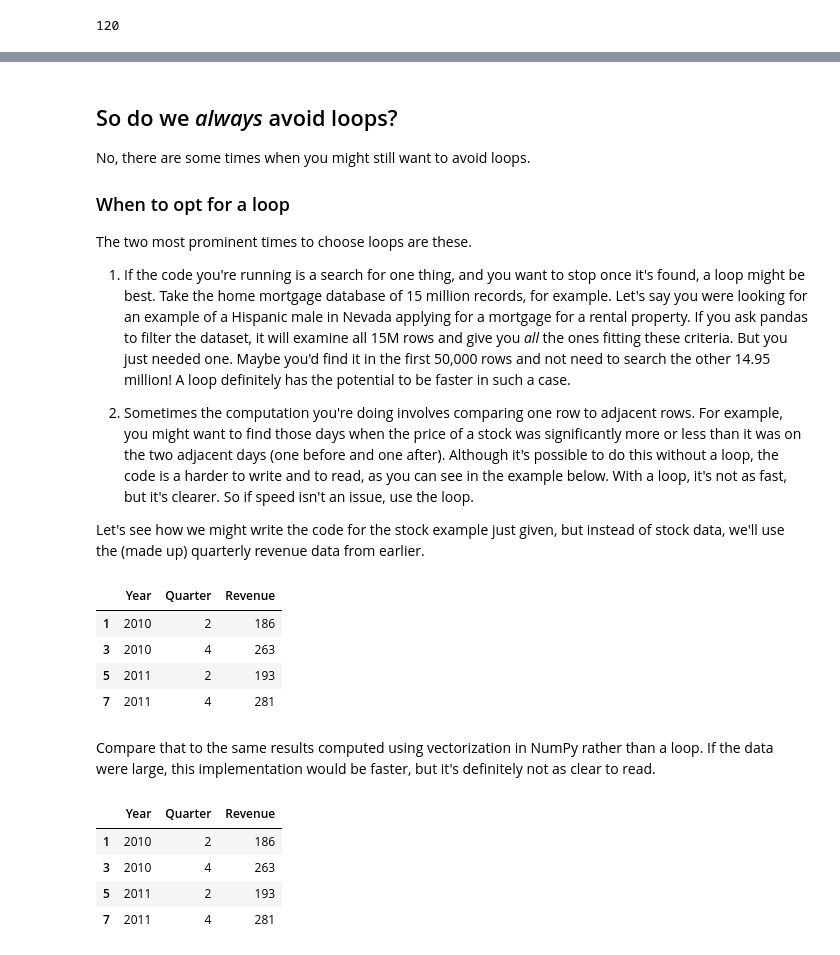
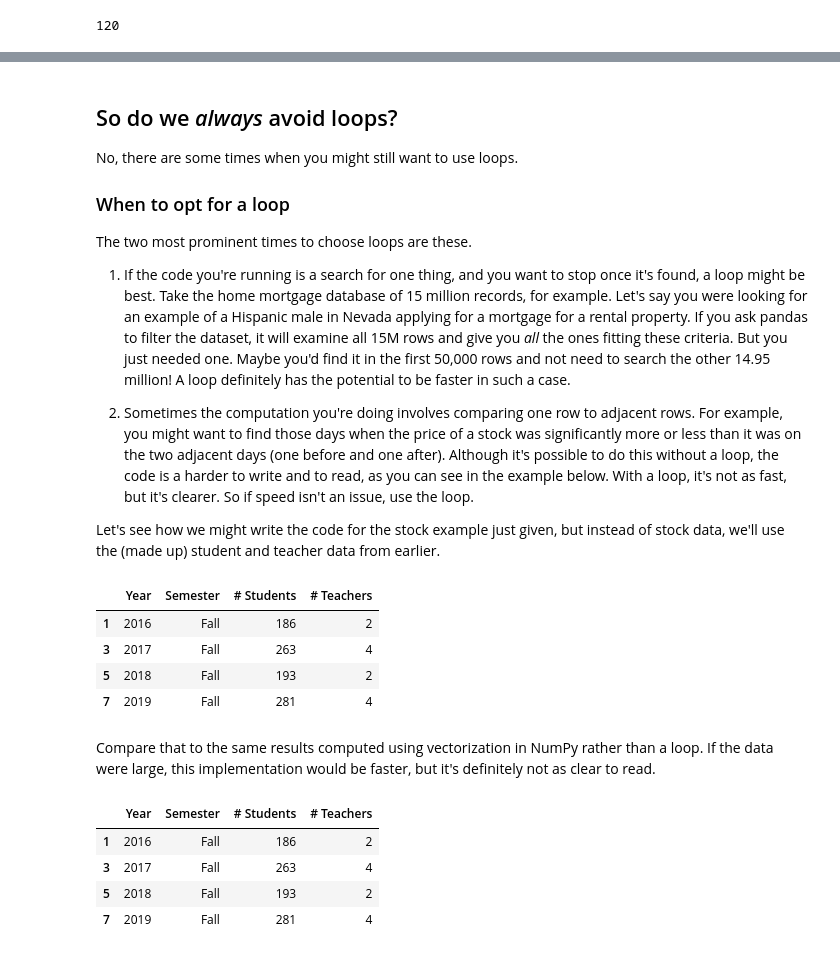
Before and after one commit to nathancarter/MA346-course-notes, a Jupyter notebook: chapter-11-processing-rows.ipynb, the cells around one changed output, grey strips where cells are left out. Saved outputs shown, nothing was run; the diff lists cells and outputs as text; code cells hidden in the pictures.

```diff
--- a/chapter-11-processing-rows.ipynb
+++ b/chapter-11-processing-rows.ipynb
@@ -263,0 +248,9 @@ rev_quarters
+# %%
+# setup - example tiny dataset (fake data)
+sociology_department = pd.DataFrame( {
+    'Year'       : [  2016,   2016,  2017,   2017,  2018,   2018,  2019,   2019,  2020,   2020 ],
+    'Semester'   : [ 'Spr', 'Fall', 'Spr', 'Fall', 'Spr', 'Fall', 'Spr', 'Fall', 'Spr', 'Fall' ],
+    '# Students' : [   177,    186,   167,    263,   180,    193,   189,    281,   201,    210 ],
+    '# Teachers' : [     2,      2,     3,      4,     3,      2,     3,      4,     2,      2 ]
+} )
+sociology_department
@@ -516,7 +544,7 @@ If you run the above code in Jupyter, it will show you an interactive display of
 # %% [markdown]
 ## So do we *always* avoid loops?
 
-No, there are some times when you might still want to avoid loops.
+No, there are some times when you might still want to use loops.
 
 ### When to opt for a loop
 
@@ -526,50 +554,50 @@ The two most prominent times to choose loops are these.
 
  2. Sometimes the computation you're doing involves comparing one row to adjacent rows.  For example, you might want to find those days when the price of a stock was significantly more or less than it was on the two adjacent days (one before and one after).  Although it's possible to do this without a loop, the code is a harder to write and to read, as you can see in the example below.  With a loop, it's not as fast, but it's clearer.  So if speed isn't an issue, use the loop.
 
-Let's see how we might write the code for the stock example just given, but instead of stock data, we'll use the (made up) quarterly revenue data from earlier.
+Let's see how we might write the code for the stock example just given, but instead of stock data, we'll use the (made up) student and teacher data from earlier.
 # %%
 # get just the column I care about:
-revenues = rev_quarters['Revenue']
+num_students = sociology_department['# Students']
 
 results = [ ]
-# For each quarter execpt the first and last...
-for index in revenues.index[1:-1]:
+# For each semester execpt the first and last...
+for index in sociology_department.index[1:-1]:
     # If it's bigger than the previous and the next...
-    if revenues.loc[index] > revenues.loc[index-1] and \
-       revenues.loc[index] > revenues.loc[index+1]:
+    if num_students.loc[index] > num_students.loc[index-1] and \
+       num_students.loc[index] > num_students.loc[index+1]:
         results.append( index )  # Save it for later
 
-# Show me just the quarters I saved.
-rev_quarters.iloc[results,:]
+# Show me just the semesters I saved.
+sociology_department.loc[results,:]
 # %% [output]
-|  | Year | Quarter | Revenue |
-| 1 | 2010 | 2 | 186 |
-| 3 | 2010 | 4 | 263 |
-| 5 | 2011 | 2 | 193 |
-| 7 | 2011 | 4 | 281 |
+|  | Year | Semester | # Students | # Teachers |
+| 1 | 2016 | Fall | 186 | 2 |
+| 3 | 2017 | Fall | 263 | 4 |
+| 5 | 2018 | Fall | 193 | 2 |
+| 7 | 2019 | Fall | 281 | 4 |
 # %% [markdown]
 Compare that to the same results computed using vectorization in NumPy rather than a loop.  If the data were large, this implementation would be faster, but it's definitely not as clear to read.
 # %%
 # Get all but first and last, for searching.
-to_search = rev_quarters.iloc[1:-1]
+to_search = sociology_department.iloc[1:-1]
 
 # Compute arrays of previous/next quarters, for comparison.
-previous_rev = rev_quarters.iloc[:-2]
-next_rev = rev_quarters.iloc[2:]
+previous_num_stu = sociology_department.iloc[:-2]
+next_num_stu = sociology_department.iloc[2:]
 
 # Adjust indices so they match the to_search Series.
-previous_rev.index = previous_rev.index + 1
-next_rev.index = next_rev.index - 1
+previous_num_stu.index = previous_num_stu.index + 1
+next_num_stu.index = next_num_stu.index - 1
 
 # Do the computation using NumPy vectorized comparisons.
-to_search[( to_search['Revenue'] > previous_rev['Revenue'] ) \
-        & ( to_search['Revenue'] > next_rev['Revenue'] )]
+to_search[( to_search['# Students'] > previous_num_stu['# Students'] ) \
+        & ( to_search['# Students'] > next_num_stu['# Students'] )]
 # %% [output]
-|  | Year | Quarter | Revenue |
-| 1 | 2010 | 2 | 186 |
-| 3 | 2010 | 4 | 263 |
-| 5 | 2011 | 2 | 193 |
-| 7 | 2011 | 4 | 281 |
+|  | Year | Semester | # Students | # Teachers |
+| 1 | 2016 | Fall | 186 | 2 |
+| 3 | 2017 | Fall | 263 | 4 |
+| 5 | 2018 | Fall | 193 | 2 |
+| 7 | 2019 | Fall | 281 | 4 |
 # %% [markdown]
 Any time when speed isn't an issue, and you think the clearest way to write the code is a loop, then go right ahead and write clear code!  Loops aren't always bad.
 
```
Also changed, not shown: parts of 29 cells of this notebook, 3 other files.
